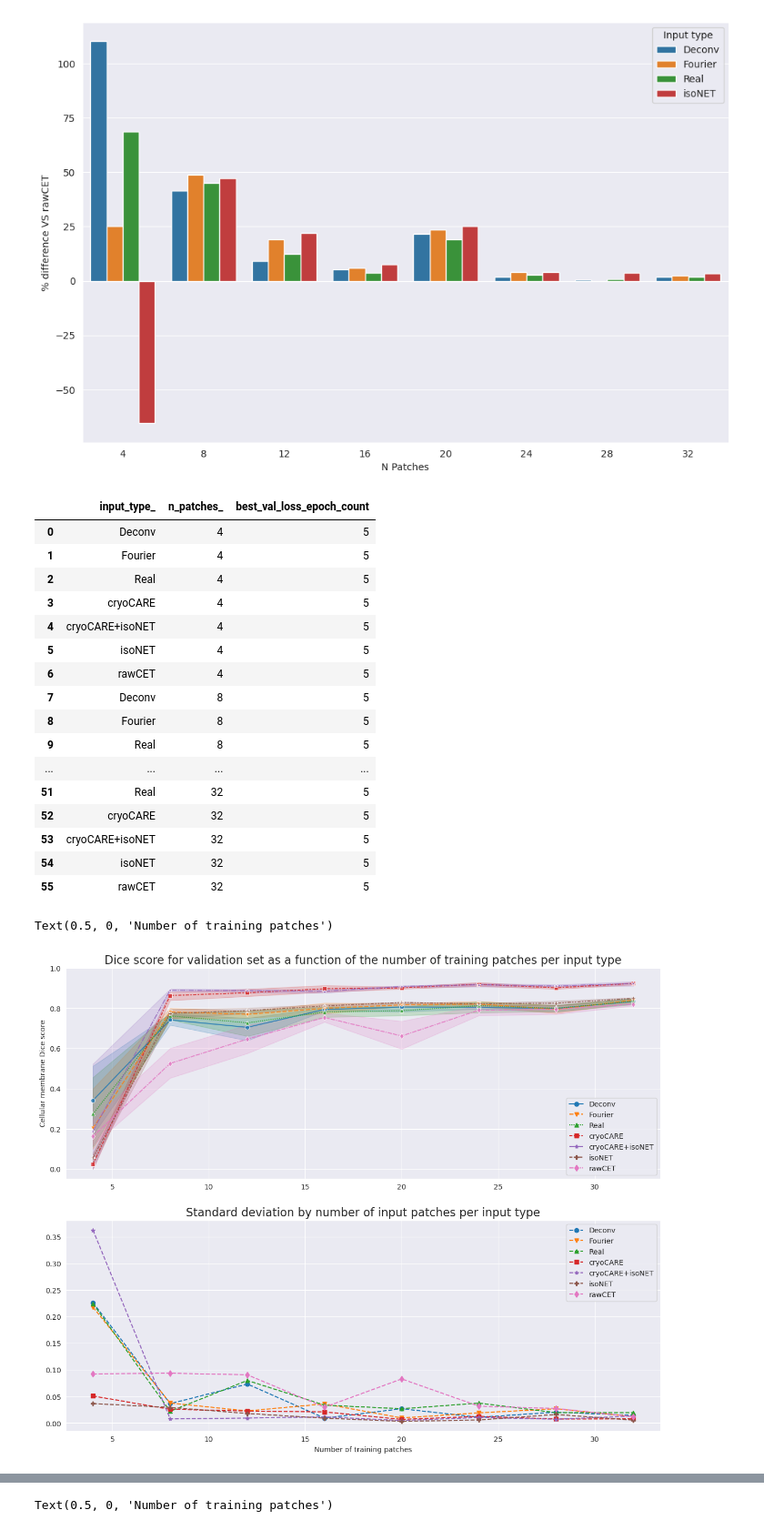
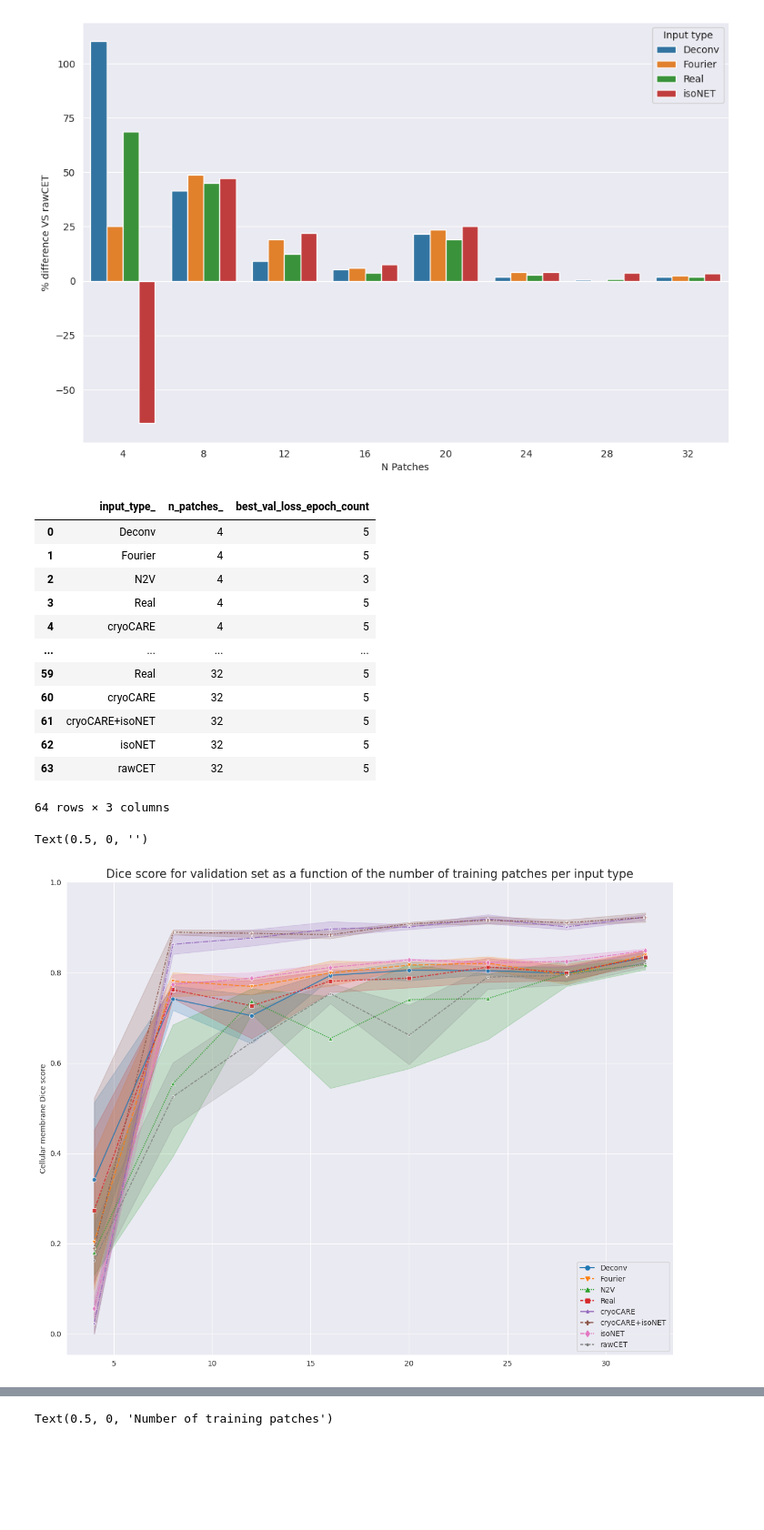
Before and after one commit to Fickincool/master-thesis, a Jupyter notebook: Notebooks/7.00_tomoSegmentPipeline/7.02_analyze_incremental_models.ipynb, the cells around one changed output, grey strips where cells are left out. Shown at 91% size. Drawn from its saved outputs; the diff is of its cells as text; code cells hidden in the pictures; blank space fills up the shorter version.

```diff
--- a/Notebooks/7.00_tomoSegmentPipeline/7.02_analyze_incremental_models.ipynb
+++ b/Notebooks/7.00_tomoSegmentPipeline/7.02_analyze_incremental_models.ipynb
@@ -60,7 +60,7 @@ PARENT_PATH = setup.PARENT_PATH
 train_tomos = ['tomo02', 'tomo03', 'tomo17']
 # val_tomos = ['tomo32', 'tomo10']
 val_tomos = ['tomo38', 'tomo04']
-input_type = 'cryoCARE'
+input_type = 'N2V'
 
 nPatches_training = 32
 
@@ -152,8 +156,8 @@ df_incremental = pd.DataFrame(model_info, columns=['name', 'input_type', 'epochs
 df_incremental = df_incremental[df_incremental.n_patches%4==0].sort_values(['input_type', 'n_patches'])
 df_incremental = df_incremental[df_incremental.patch_size=='in84']
 # df_incremental = df_incremental[df_incremental.input_type!='Deconv']
-df_incremental['input_type'] = df_incremental.input_type.map(lambda x: 'Fourier' if x=='F2Fd' else x).values
-df_incremental['input_type'] = df_incremental.input_type.map(lambda x: 'Real' if x=='S2Sd' else x).values
+# df_incremental['input_type'] = df_incremental.input_type.map(lambda x: 'Fourier' if x=='F2Fd' else x).values
+# df_incremental['input_type'] = df_incremental.input_type.map(lambda x: 'Real' if x=='S2Sd' else x).values
 
 
 print(df_incremental.shape)
@@ -355,46 +340,42 @@ loss_means[['input_type_', 'n_patches_', 'best_val_loss_epoch_count']].drop_dupl
 |  | input_type_ | n_patches_ | best_val_loss_epoch_count |
 | 0 | Deconv | 4 | 5 |
 | 1 | Fourier | 4 | 5 |
-| 2 | Real | 4 | 5 |
-| 3 | cryoCARE | 4 | 5 |
-| 4 | cryoCARE+isoNET | 4 | 5 |
-| 5 | isoNET | 4 | 5 |
-| 6 | rawCET | 4 | 5 |
-| 7 | Deconv | 8 | 5 |
-| 8 | Fourier | 8 | 5 |
-| 9 | Real | 8 | 5 |
+| 2 | N2V | 4 | 3 |
+| 3 | Real | 4 | 5 |
+| 4 | cryoCARE | 4 | 5 |
 | ... | ... | ... | ... |
-| 51 | Real | 32 | 5 |
-| 52 | cryoCARE | 32 | 5 |
-| 53 | cryoCARE+isoNET | 32 | 5 |
-| 54 | isoNET | 32 | 5 |
-| 55 | rawCET | 32 | 5 |
+| 59 | Real | 32 | 5 |
+| 60 | cryoCARE | 32 | 5 |
+| 61 | cryoCARE+isoNET | 32 | 5 |
+| 62 | isoNET | 32 | 5 |
+| 63 | rawCET | 32 | 5 |
+64 rows × 3 columns
 # %%
 # loss_means.groupby(['input_type_', 'n_patches_']).mean()[['associated_val_class1_dice_std']]
 # %%
-markers = ['o', 'v', '^', 's', '*', 'P', 'd']
+markers = ['o', 'v', '^', 's', '*', 'P', 'd', '.']
 sns.set_style("darkgrid")
 
-fig, (ax_mean, ax_std) = plt.subplots(2, 1, figsize=(15, 12), dpi=100)
+fig, (ax_mean) = plt.subplots(1, 1, figsize=(15, 12), dpi=100)
 # plt.tight_layout()
 
 sns.lineplot(x='n_patches', y='associated_val_class1_dice', hue='input_type', data=df_incremental, style='input_type', markers=markers, alpha=0.8, ax=ax_mean)
 
 ax_mean.legend(loc='lower right')
 ax_mean.set_title('Dice score for validation set as a function of the number of training patches per input type', size=16)
 ax_mean.set_ylim(top=1)
 ax_mean.set_ylabel('Cellular membrane Dice score')
 ax_mean.set_xlabel('')
 
 
-count = 0
-for i, g in loss_means.set_index('n_patches_').groupby('input_type_'):
-    g = g.reset_index()
-    ax_std.plot(g['n_patches_'], g['associated_val_class1_dice_std'], label=i, marker=markers[count], linestyle='dashed')
-    ax_std.legend()
-    count+=1
-ax_std.set_title('Standard deviation by number of input patches per input type', size=16)
-ax_std.set_xlabel('Number of training patches')
+# count = 0
+# for i, g in loss_means.set_index('n_patches_').groupby('input_type_'):
+#     g = g.reset_index()
+#     ax_std.plot(g['n_patches_'], g['associated_val_class1_dice_std'], label=i, marker=markers[count], linestyle='dashed')
+#     ax_std.legend()
+#     count+=1
+# ax_std.set_title('Standard deviation by number of input patches per input type', size=16)
+# ax_std.set_xlabel('Number of training patches')
 # %% [output]
-Text(0.5, 0, 'Number of training patches')
+Text(0.5, 0, '')
-[figure, old version]
+[figure, new version]
```
Also changed, not shown: parts of 15 cells of this notebook, 6 other files.
